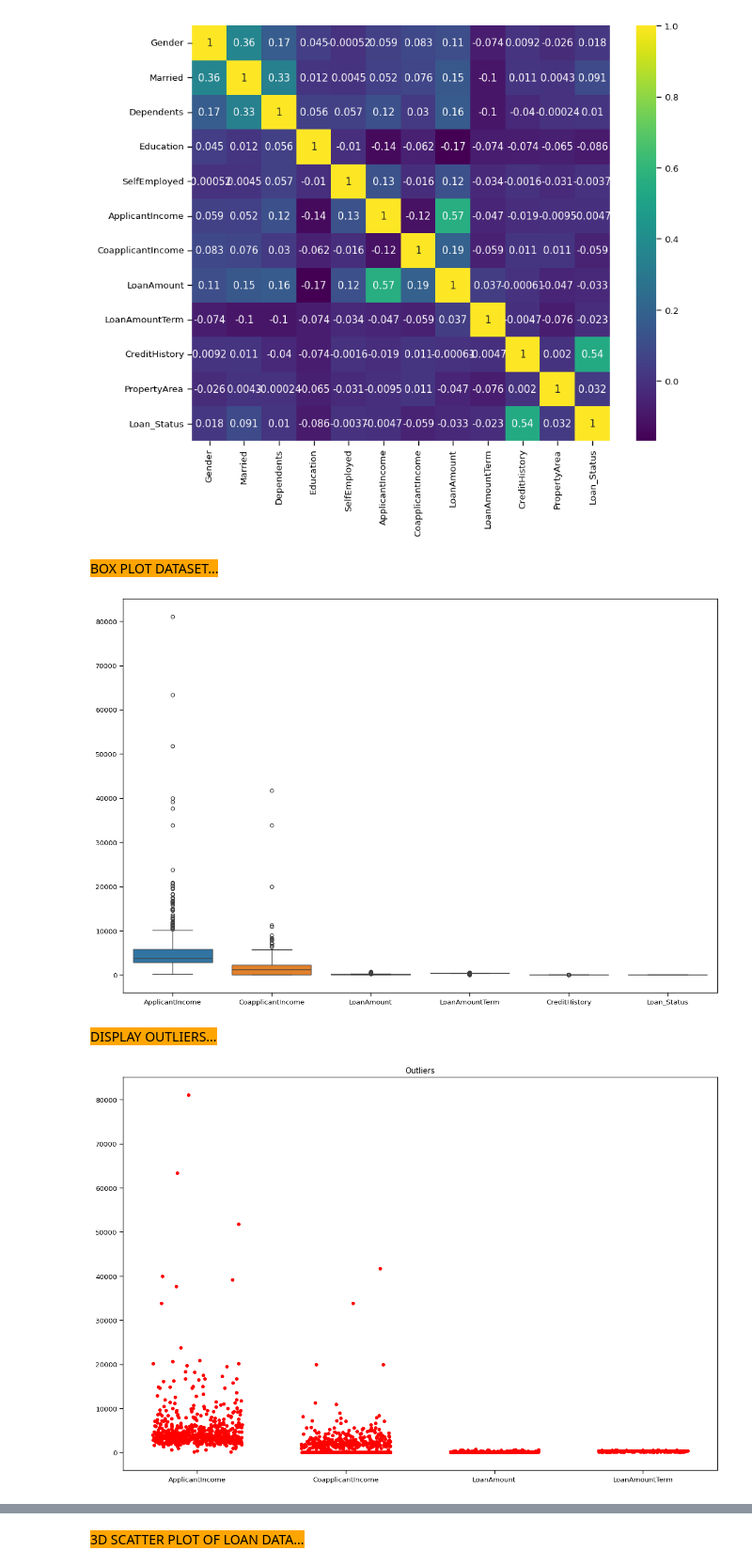
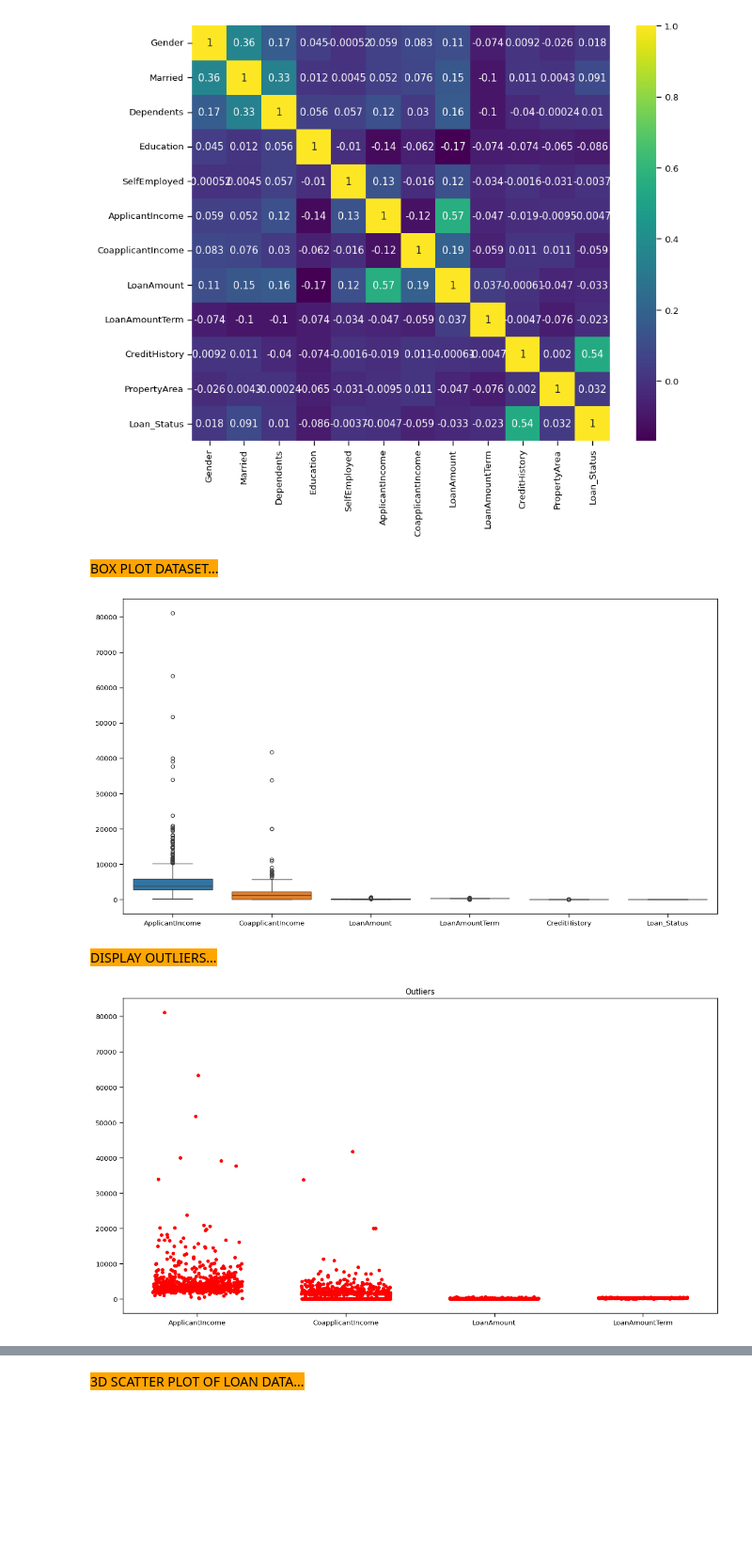
Before and after one commit to jawdatmerhy/public, a Jupyter notebook: LoanApproval.ipynb, the cells around one changed output, grey strips where cells are left out. Shown at 94% size. Drawn from its saved outputs; the diff is of its cells as text; code cells hidden in the pictures; blank space fills up the shorter version.

```diff
--- a/LoanApproval.ipynb
+++ b/LoanApproval.ipynb
@@ -451,28 +451,28 @@ DISPLAY CORRELATION...
 # %%
 
 ###################################################
 display_colored_message("BOX PLOT DATASET...")
-plt.figure(figsize=(15,10))
+plt.figure(figsize=(15,8))
 sns.boxplot(data=df)
 plt.show()
 
 display_colored_message("DISPLAY OUTLIERS...")
 # Set the figure size
-plt.figure(figsize=(15, 10))
+plt.figure(figsize=(15, 8))
 
 # Only variables that have outliers
 outliersColumns = df.get(["ApplicantIncome", "CoapplicantIncome", "LoanAmount", "LoanAmountTerm"])
 
 # Add outliers to the plot
 sns.stripplot(data=outliersColumns, color="red", jitter=0.3, size=5)
 
 # Set the axis labels and title
 plt.title("Outliers")
 
 # Show the plot
 plt.show()
 # %% [output]
 BOX PLOT DATASET...
-[figure, old version]
+[figure, new version]
 DISPLAY OUTLIERS...
-[figure, old version]
+[figure, new version]
```
Also changed, not shown: parts of 15 cells of this notebook.
